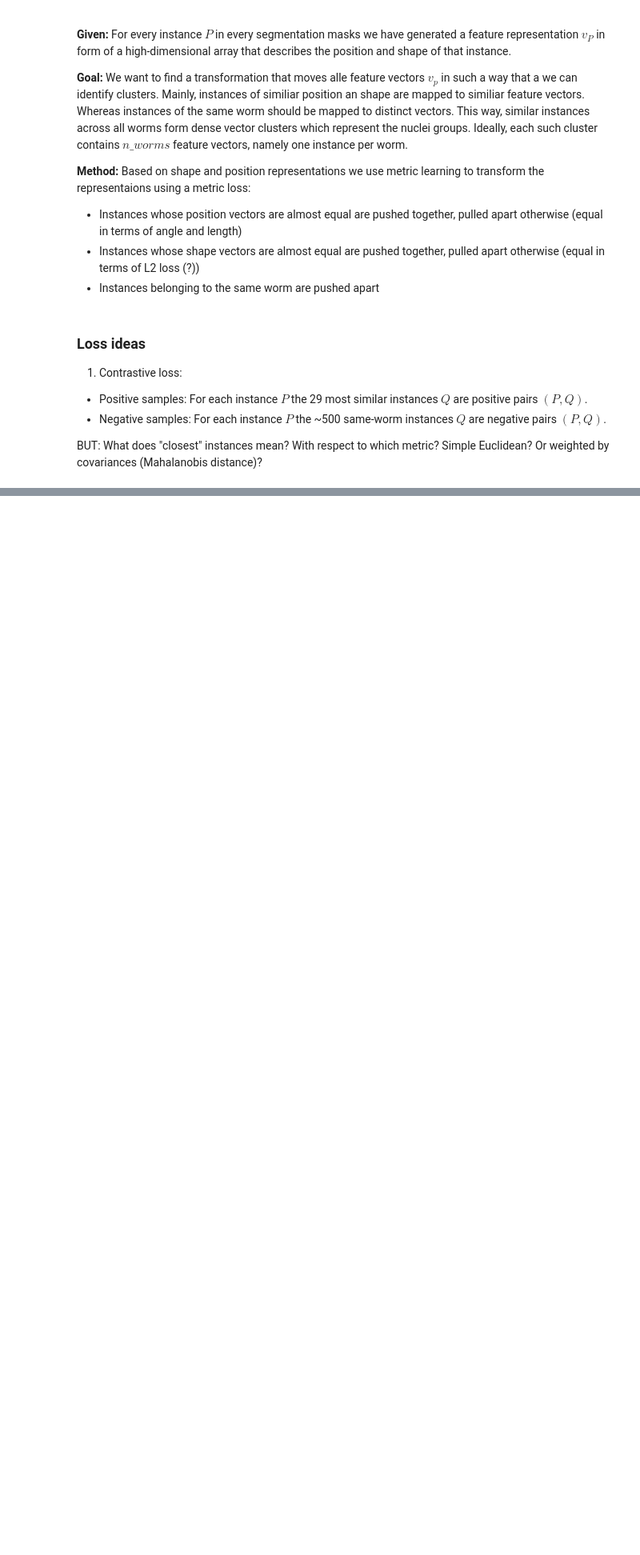
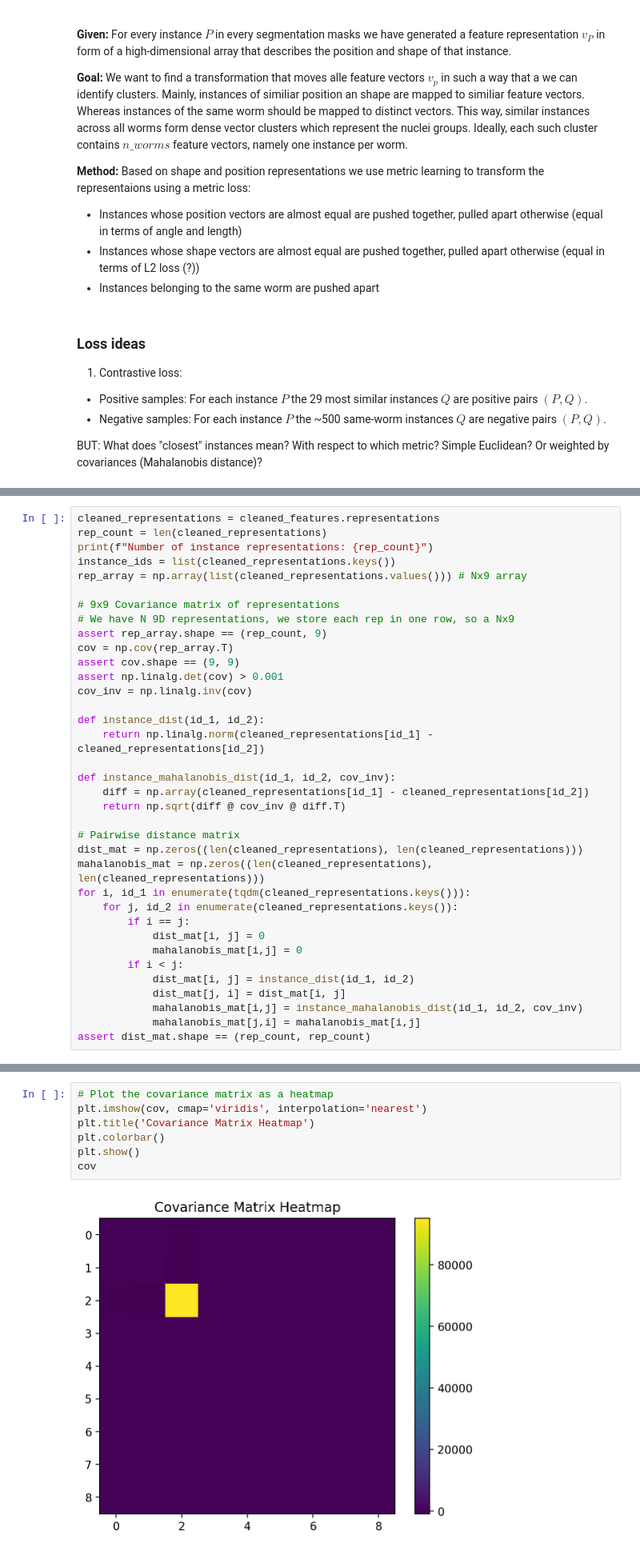
Before and after one commit to chrzzl/stardist, a Jupyter notebook: main.ipynb, the cells around one changed output, grey strips where cells are left out. Shown at 80% size. Drawn from its saved outputs; the diff is of its cells as text; blank space fills up the shorter version.

```diff
--- a/main.ipynb
+++ b/main.ipynb
@@ -347,0 +380,36 @@ BUT: What does "closest" instances mean? With respect to which metric? Simple Eu
+# %%
+cleaned_representations = cleaned_features.representations
+rep_count = len(cleaned_representations)
+print(f"Number of instance representations: {rep_count}")
+instance_ids = list(cleaned_representations.keys())
+rep_array = np.array(list(cleaned_representations.values())) # Nx9 array
+
+# 9x9 Covariance matrix of representations
+# We have N 9D representations, we store each rep in one row, so a Nx9
+assert rep_array.shape == (rep_count, 9)
+cov = np.cov(rep_array.T)
+assert cov.shape == (9, 9)
+assert np.linalg.det(cov) > 0.001
+cov_inv = np.linalg.inv(cov)
+
+def instance_dist(id_1, id_2):
+    return np.linalg.norm(cleaned_representations[id_1] - cleaned_representations[id_2])
+
+def instance_mahalanobis_dist(id_1, id_2, cov_inv):
+    diff = np.array(cleaned_representations[id_1] - cleaned_representations[id_2])
+    return np.sqrt(diff @ cov_inv @ diff.T)
+
+# Pairwise distance matrix
+dist_mat = np.zeros((len(cleaned_representations), len(cleaned_representations)))
+mahalanobis_mat = np.zeros((len(cleaned_representations), len(cleaned_representations)))
+for i, id_1 in enumerate(tqdm(cleaned_representations.keys())):
+    for j, id_2 in enumerate(cleaned_representations.keys()):
+        if i == j:
+            dist_mat[i, j] = 0
+            mahalanobis_mat[i,j] = 0
+        if i < j:
+            dist_mat[i, j] = instance_dist(id_1, id_2)
+            dist_mat[j, i] = dist_mat[i, j]
+            mahalanobis_mat[i,j] = instance_mahalanobis_dist(id_1, id_2, cov_inv)
+            mahalanobis_mat[j,i] = mahalanobis_mat[i,j]
+assert dist_mat.shape == (rep_count, rep_count)
@@ -347,0 +418,9 @@ BUT: What does "closest" instances mean? With respect to which metric? Simple Eu
+# %%
+# Plot the covariance matrix as a heatmap
+plt.imshow(cov, cmap='viridis', interpolation='nearest')
+plt.title('Covariance Matrix Heatmap')
+plt.colorbar()
+plt.show()
+cov
+# %% [output]
+[figure, added]
```
Also changed, not shown: parts of 22 cells of this notebook.
